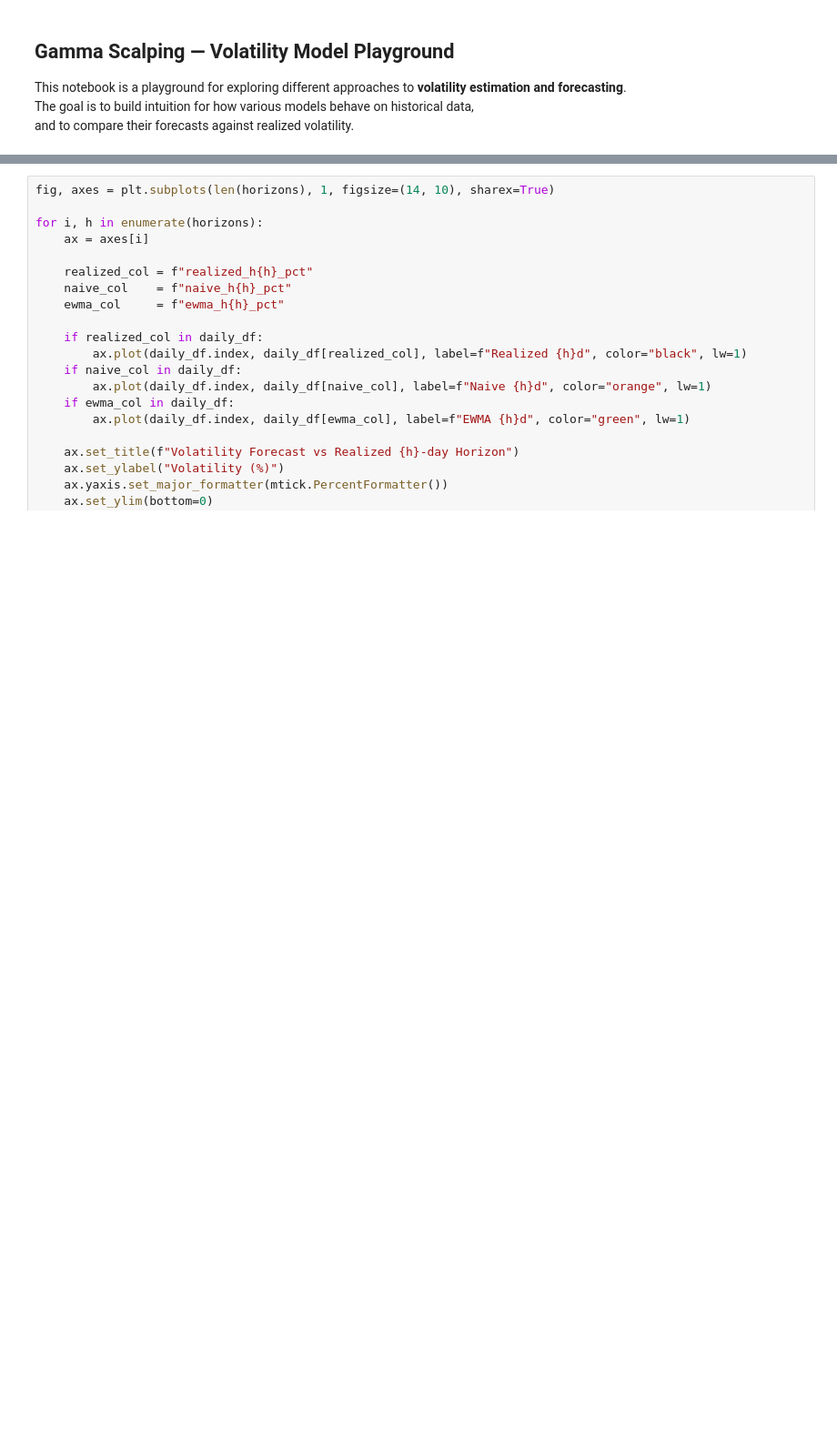
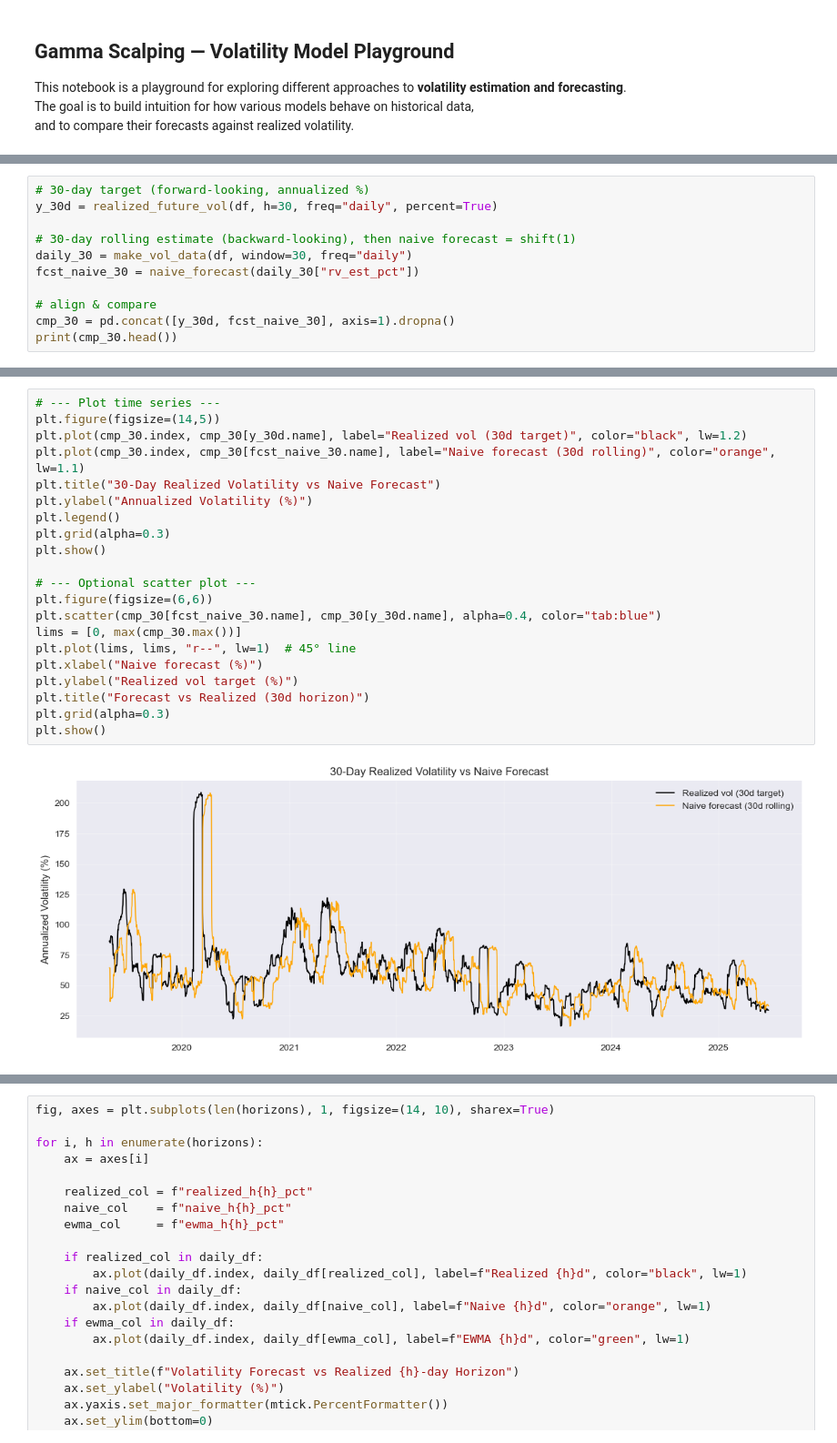
Before and after one commit to QuanTUMunich/GammaScalping, a Jupyter notebook: notebooks/volatility_inspection.ipynb, the cells around one changed output, grey strips where cells are left out. Shown at 91% size. Saved outputs shown, nothing was run; the diff lists cells and outputs as text; blank space fills up the shorter version.

```diff
--- a/notebooks/volatility_inspection.ipynb
+++ b/notebooks/volatility_inspection.ipynb
@@ -120,0 +189,11 @@ Last vol: 28.37%
+# %%
+# 30-day target (forward-looking, annualized %)
+y_30d = realized_future_vol(df, h=30, freq="daily", percent=True)
+
+# 30-day rolling estimate (backward-looking), then naive forecast = shift(1)
+daily_30 = make_vol_data(df, window=30, freq="daily")
+fcst_naive_30 = naive_forecast(daily_30["rv_est_pct"])
+
+# align & compare
+cmp_30 = pd.concat([y_30d, fcst_naive_30], axis=1).dropna()
+print(cmp_30.head())
@@ -120,0 +208,23 @@ Last vol: 28.37%
+# %%
+# --- Plot time series ---
+plt.figure(figsize=(14,5))
+plt.plot(cmp_30.index, cmp_30[y_30d.name], label="Realized vol (30d target)", color="black", lw=1.2)
+plt.plot(cmp_30.index, cmp_30[fcst_naive_30.name], label="Naive forecast (30d rolling)", color="orange", lw=1.1)
+plt.title("30-Day Realized Volatility vs Naive Forecast")
+plt.ylabel("Annualized Volatility (%)")
+plt.legend()
+plt.grid(alpha=0.3)
+plt.show()
+
+# --- Optional scatter plot ---
+plt.figure(figsize=(6,6))
+plt.scatter(cmp_30[fcst_naive_30.name], cmp_30[y_30d.name], alpha=0.4, color="tab:blue")
+lims = [0, max(cmp_30.max())]
+plt.plot(lims, lims, "r--", lw=1)  # 45° line
+plt.xlabel("Naive forecast (%)")
+plt.ylabel("Realized vol target (%)")
+plt.title("Forecast vs Realized (30d horizon)")
+plt.grid(alpha=0.3)
+plt.show()
+# %% [output]
+[figure, added]
```
Also changed, not shown: parts of 16 cells of this notebook.
